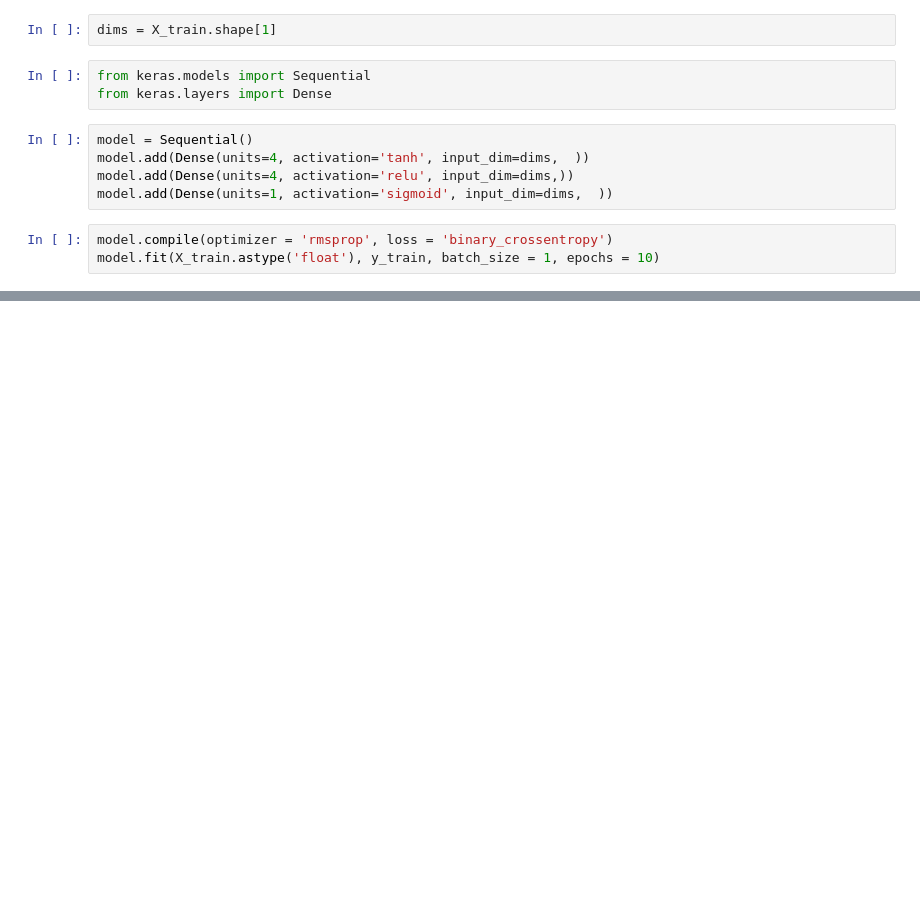
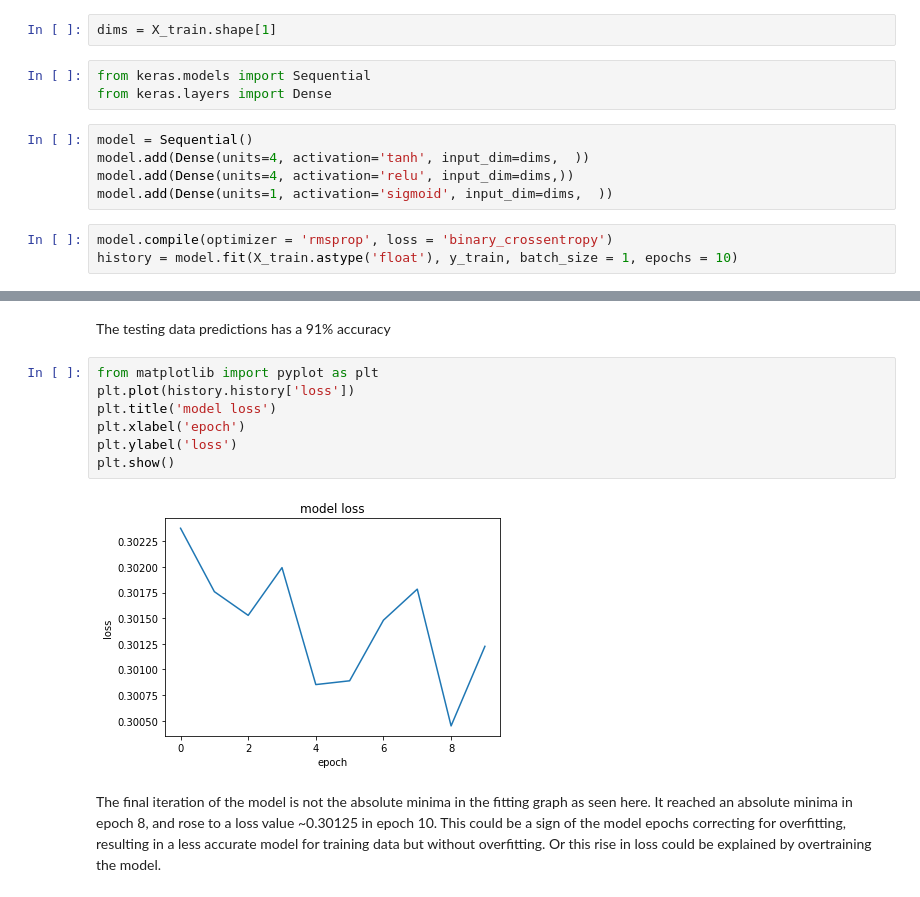
Before and after one commit to mhelkey/ecs171, a Jupyter notebook: main.ipynb, the cells around one changed output, grey strips where cells are left out. Drawn from its saved outputs; the diff is of its cells as text; blank space fills up the shorter version.

Commit message:
finish model evaluation and fitting graph

```diff
--- a/main.ipynb
+++ b/main.ipynb
@@ -343,6 +353,6 @@ model.add(Dense(units=4, activation='relu', input_dim=dims,))
 model.add(Dense(units=1, activation='sigmoid', input_dim=dims,  ))
 # %%
 model.compile(optimizer = 'rmsprop', loss = 'binary_crossentropy')
-model.fit(X_train.astype('float'), y_train, batch_size = 1, epochs = 10)
+history = model.fit(X_train.astype('float'), y_train, batch_size = 1, epochs = 10)
 # %% [output]
 Epoch 1/10
@@ -368,0 +418,13 @@ Epoch 10/10
+# %% [markdown]
+The testing data predictions has a 91% accuracy
+# %%
+from matplotlib import pyplot as plt
+plt.plot(history.history['loss'])
+plt.title('model loss')
+plt.xlabel('epoch')
+plt.ylabel('loss')
+plt.show()
+# %% [output]
+[figure, added]
+# %% [markdown]
+The final iteration of the model is not the absolute minima in the fitting graph as seen here. It reached an absolute minima in epoch 8, and rose to a loss value ~0.30125 in epoch 10. This could be a sign of the model epochs correcting for overfitting, resulting in a less accurate model for training data but without overfitting. Or this rise in loss could be explained by overtraining the model.
```
Also changed, not shown: parts of 28 cells of this notebook.
